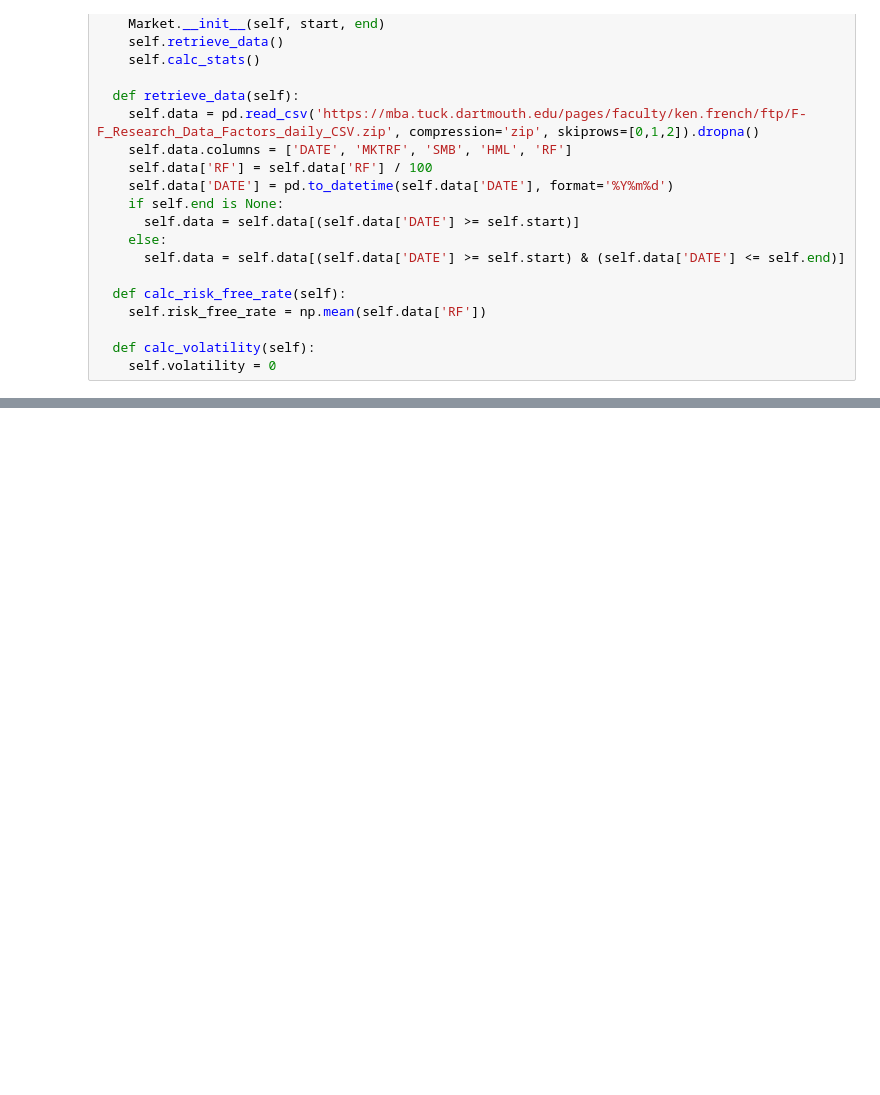
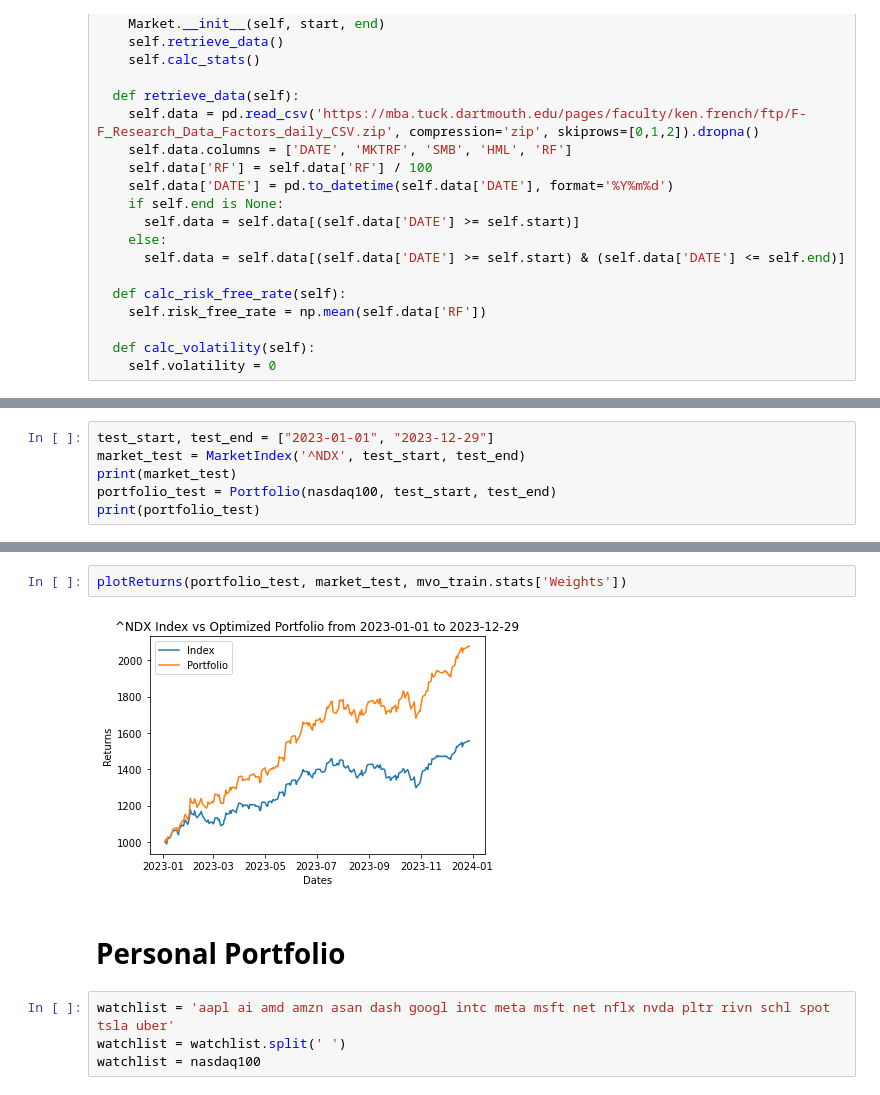
Before and after one commit to JasonYu1028/Optimized-Portfolio-Generation, a Jupyter notebook: portfolio-gen.ipynb, the cells around one changed output, grey strips where cells are left out. Drawn from its saved outputs; the diff is of its cells as text; blank space fills up the shorter version.

```diff
--- a/portfolio-gen.ipynb
+++ b/portfolio-gen.ipynb
@@ -374,0 +395,6 @@ mvo_ff.stats
+# %%
+test_start, test_end = ["2023-01-01", "2023-12-29"]
+market_test = MarketIndex('^NDX', test_start, test_end)
+print(market_test)
+portfolio_test = Portfolio(nasdaq100, test_start, test_end)
+print(portfolio_test)
@@ -374,0 +437,10 @@ mvo_ff.stats
+# %%
+plotReturns(portfolio_test, market_test, mvo_train.stats['Weights'])
+# %% [output]
+[figure, added]
+# %% [markdown]
+# Personal Portfolio
+# %%
+watchlist = 'aapl ai amd amzn asan dash googl intc meta msft net nflx nvda pltr rivn schl spot tsla uber'
+watchlist = watchlist.split(' ')
+watchlist = nasdaq100
```
Also changed, not shown: parts of 24 cells of this notebook.
